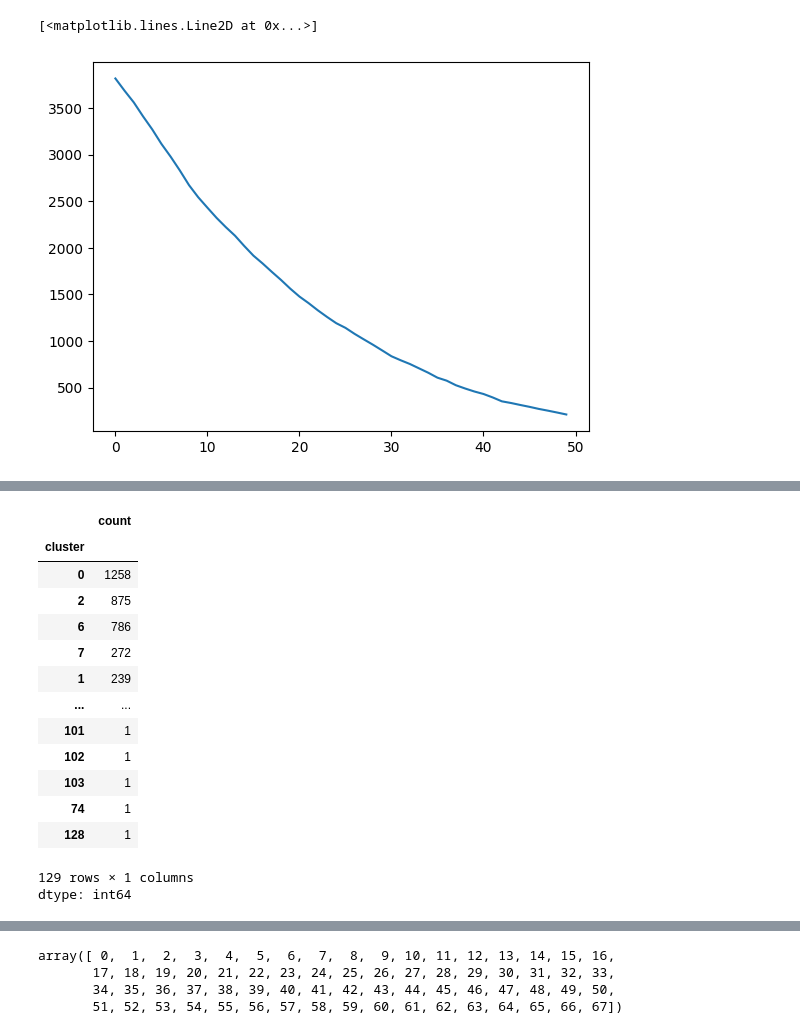
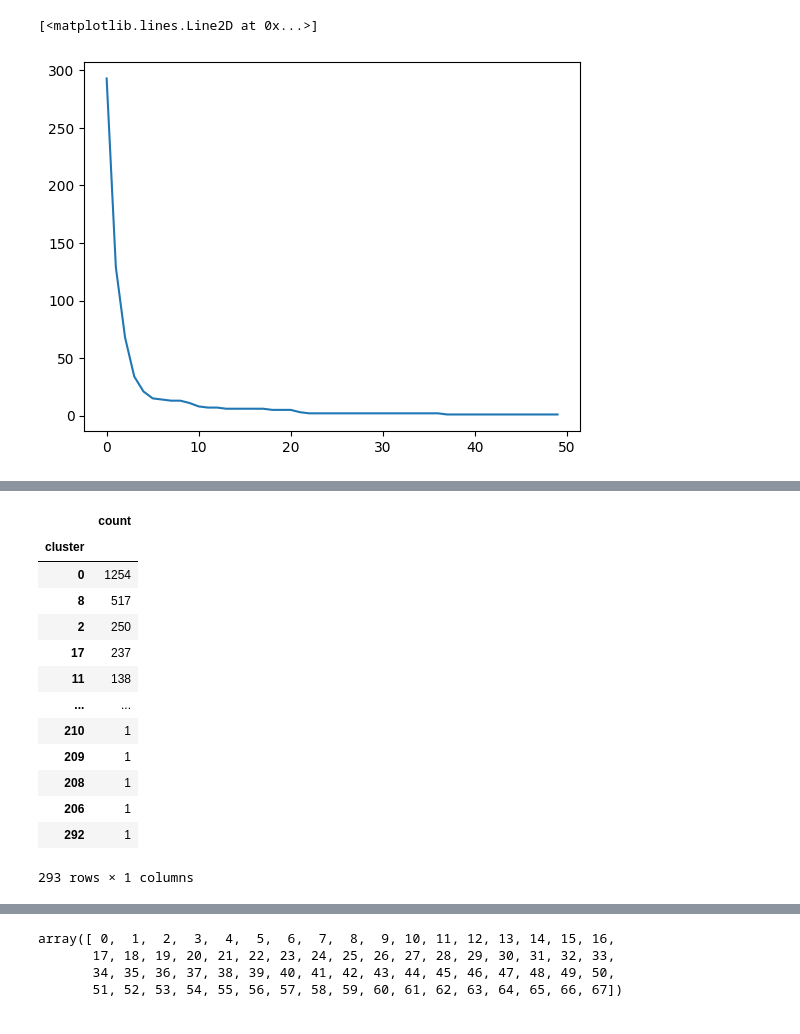
Before and after one commit to pritika2008/-newtonsCradle, a Jupyter notebook: New_York__House.ipynb, the cells around one changed output, grey strips where cells are left out. Drawn from its saved outputs; the diff is of its cells as text; code cells hidden in the pictures.

```diff
--- a/New_York__House.ipynb
+++ b/New_York__House.ipynb
@@ -44,17 +35,17 @@ lat, longg = df["LATITUDE"], df["LONGITUDE"]
 
 X = lat_long.to_numpy()
 # %%
-'''
+
 s = 0
 clusters = []
 for x in range(0, 50):
-  db = DBSCAN(eps = 0.0005+s, min_samples = 1).fit(X)
+  db = DBSCAN(eps = 0.005+s, min_samples = 1).fit(X)
   labels2 = db.labels_
   clusters.append(len(np.unique(labels2)))
-  s += 0.0001
+  s += 0.001
 
-plt.plot(np.arange(0, 50), np.array(clusters))'''
+plt.plot(np.arange(0, 50), np.array(clusters))
 # %% [output]
 [<matplotlib.lines.Line2D at 0x...>]
-[figure, old version]
+[figure, new version]
 # %%
@@ -69,20 +60,19 @@ df.head()
 | 3 | Brokered by COMPASS | Condo for sale | 69000 | 3 | 1.000000 | 445.0 | 2 E 55th St Unit 908W33 | Manhattan, NY 10022 | 2 E 55th St Unit 908W33Manhattan,... | ... |
 | 4 | Brokered by Sotheby's Internation... | Townhouse for sale | 55000000 | 7 | 2.373861 | 14175.0 | 5 E 64th St | New York, NY 10065 | 5 E 64th StNew York, NY 10065 | ... |
 # %%
-df['cluster'].value_counts()
+df['cluster'].value_counts().to_frame()
 # %% [output]
 |  | count |
 | cluster |  |
-| 0 | 1258 |
-| 2 | 875 |
-| 6 | 786 |
-| 7 | 272 |
-| 1 | 239 |
+| 0 | 1254 |
+| 8 | 517 |
+| 2 | 250 |
+| 17 | 237 |
+| 11 | 138 |
 | ... | ... |
-| 101 | 1 |
-| 102 | 1 |
-| 103 | 1 |
-| 74 | 1 |
-| 128 | 1 |
+| 210 | 1 |
+| 209 | 1 |
+| 208 | 1 |
+| 206 | 1 |
+| 292 | 1 |
-129 rows × 1 columns
-dtype: int64
+293 rows × 1 columns
```
Also changed, not shown: parts of 4 cells of this notebook.
